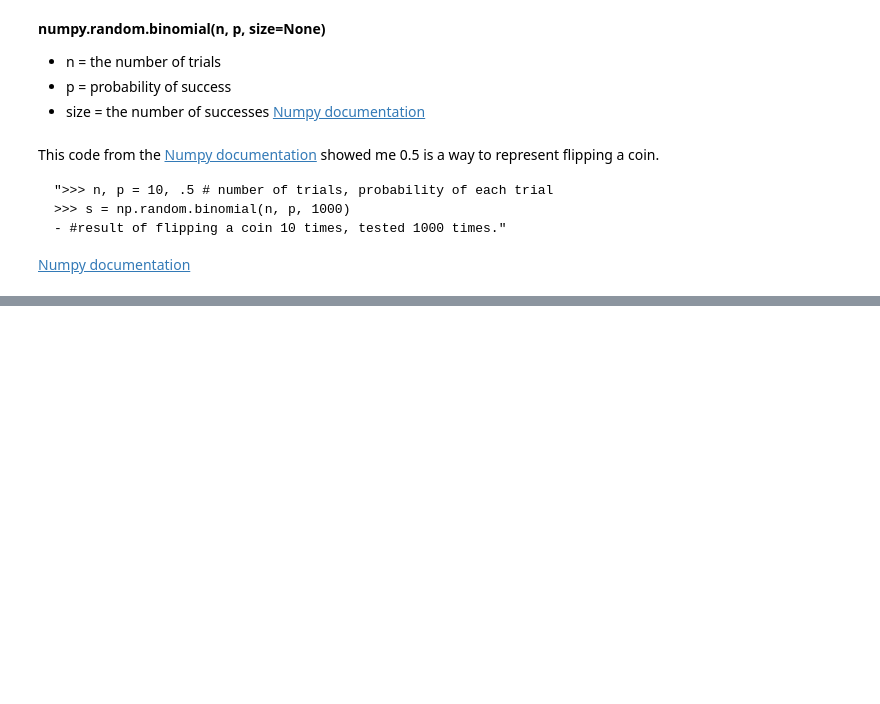
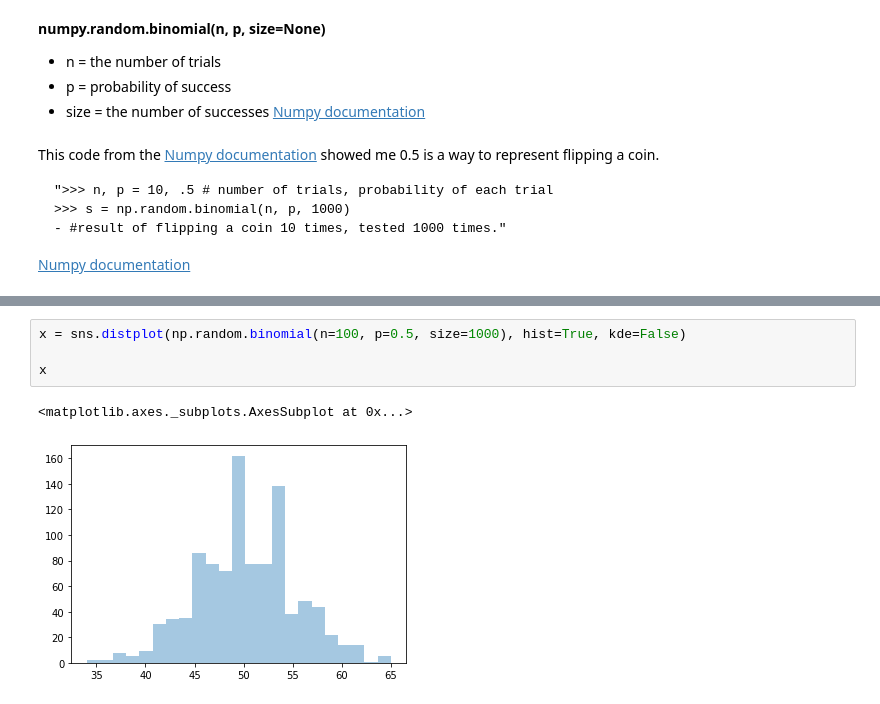
Before and after one commit to AineNicD/tasks2020, a Jupyter notebook: tasks2020.ipynb, the cells around one changed output, grey strips where cells are left out. Drawn from its saved outputs; the diff is of its cells as text; blank space fills up the shorter version.

```diff
--- a/tasks2020.ipynb
+++ b/tasks2020.ipynb
@@ -273,0 +287,7 @@ sns.distplot(x, hist = False)
+# %%
+x = sns.distplot(np.random.binomial(n=100, p=0.5, size=1000), hist=True, kde=False)
+
+x
+# %% [output]
+<matplotlib.axes._subplots.AxesSubplot at 0x...>
+[figure, added]
```
Also changed, not shown: parts of 5 cells of this notebook, 1 other file.
